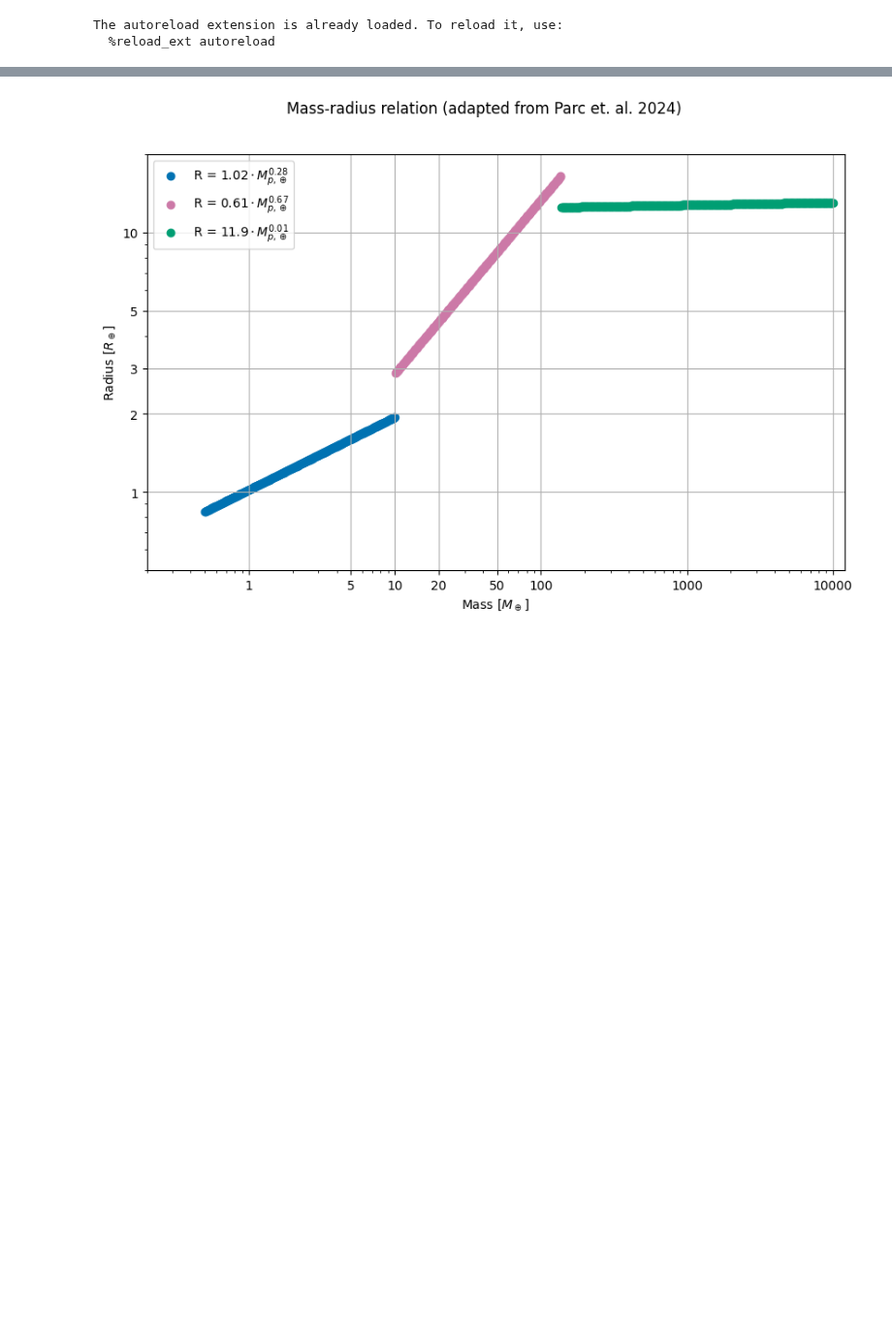
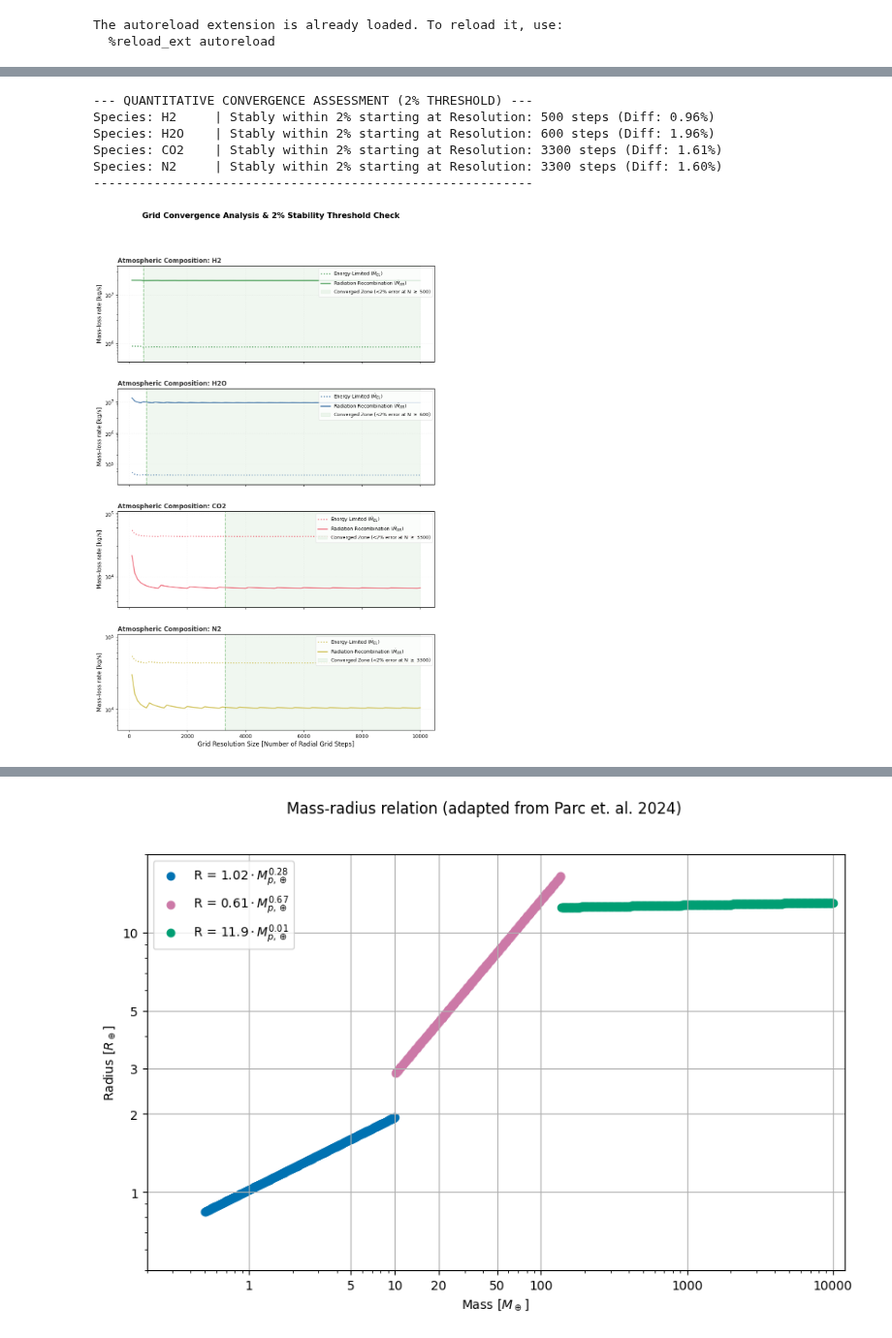
Before and after one commit to FormingWorlds/BScProjectAtmosphericEscape, a Jupyter notebook: plots/results_safari.ipynb, the cells around one changed output, grey strips where cells are left out. Shown at 97% size. Drawn from its saved outputs; the diff is of its cells as text; code cells hidden in the pictures; blank space fills up the shorter version.

```diff
--- a/plots/results_safari.ipynb
+++ b/plots/results_safari.ipynb
@@ -171,0 +86,77 @@ Mass loss rate for H2 with MR relation: 1.2e+07 kg/s
+# %%
+# 2. Render Convergence Graphic with Quantitative 1% Assessment
+keys = list(convergence_data.keys())
+colours = ['#228833', '#4477AA', '#EE6677', '#CCBB44']
+
+fig, axes = plt.subplots(len(keys), 1, figsize=(11, 4 * len(keys)), sharex=True)
+fig.suptitle('Grid Convergence Analysis & 2% Stability Threshold Check', fontsize=15, y=0.97, weight='bold')
+
+if len(keys) == 1:
+    axes = [axes]
+
+print("\n--- QUANTITATIVE CONVERGENCE ASSESSMENT (2% THRESHOLD) ---")
+
+for i, species in enumerate(keys):
+    ax = axes[i]
+    data = convergence_data[species]
+
+    # --- QUANTITATIVE CALCULATION ---
+    # Take the highest resolution (last element) as the true converged rate
+    final_rate = data['stitched'][-1]
+
+    # Calculate the relative absolute difference for every resolution step
+    relative_diffs = np.abs((data['stitched'] - final_rate) / final_rate)
+
+    # Find where the difference is strictly within 1%
+    within_1_percent = relative_diffs <= 0.02
+
+
+    # We do this by looking backwards from the highest resolution
+    stable_idx = len(resolutions) - 1
+    while stable_idx >= 0 and within_1_percent[stable_idx]:
+        stable_idx -= 1
+    stable_idx += 1  # First index where it entered and stayed within 1%
+
+    min_res_needed = resolutions[stable_idx]
+    final_diff_pct = relative_diffs[stable_idx] * 100
+
+    print(f"Species: {species:<6} | Stably within 2% starting at Resolution: {min_res_needed} steps (Diff: {relative_diffs[stable_idx]*100:.2f}%)")
+
+    # --- PLOTTING ---
+    # Plot unstitched curves
+    ax.plot(resolutions, data['el'], linestyle=':', color=colours[i], alpha=0.85, lw=2, label='Energy-Limited ($\dot{M}_{EL}$)')
+    ax.plot(resolutions, data['rr'], linestyle='solid', color=colours[i], alpha=0.85, lw=2, label='Radiation-Recombination ($\dot{M}_{RR}$)')
+
+    # Shade the region where the calculation has safely achieved < 1% error
+    ax.axvspan(min_res_needed, resolutions.max(), color='green', alpha=0.06, label=f'Converged Zone (<2% error at N $\geq$ {min_res_needed})')
+    # Mark the exact entrance point with a vertical line
+    ax.axvline(min_res_needed, color='green', linestyle='--', alpha=0.4, lw=1.5)
+
+    # Subplot Customization
+    ax.set_title(f'Atmospheric Composition: {species}', fontsize=12, weight='bold', loc='left', color='#333333')
+    ax.grid(True, alpha=0.2, linestyle=':')
+    ax.set_yscale('log')
+
+    all_vals = np.concatenate([data['el'], data['rr']])
+    ax.set_ylim(all_vals.min() * 0.5, all_vals.max() * 2.0)
+
+    ax.set_ylabel('Mass-loss rate [kg/s]', fontsize=11)
+    ax.tick_params(axis='both', which='major', labelsize=10)
+    ax.tick_params(axis='both', which='minor', labelsize=8)
+
+    ax.legend(loc='upper right', fontsize=9, frameon=True, facecolor='white', edgecolor='#e0e0e0')
+
+# X axis configurations on the final lowermost panel
+axes[-1].set_xlabel('Grid Resolution Size [Number of Radial Grid Steps]', fontsize=12)
+
+print("----------------------------------------------------------")
+plt.subplots_adjust(hspace=0.28, bottom=0.10)
+plt.show()
+# %% [output]
+--- QUANTITATIVE CONVERGENCE ASSESSMENT (2% THRESHOLD) ---
+Species: H2     | Stably within 2% starting at Resolution: 500 steps (Diff: 0.96%)
+Species: H2O    | Stably within 2% starting at Resolution: 600 steps (Diff: 1.96%)
+Species: CO2    | Stably within 2% starting at Resolution: 3300 steps (Diff: 1.61%)
+Species: N2     | Stably within 2% starting at Resolution: 3300 steps (Diff: 1.60%)
+----------------------------------------------------------
+[figure, added]
```
Also changed, not shown: parts of 22 cells of this notebook.
